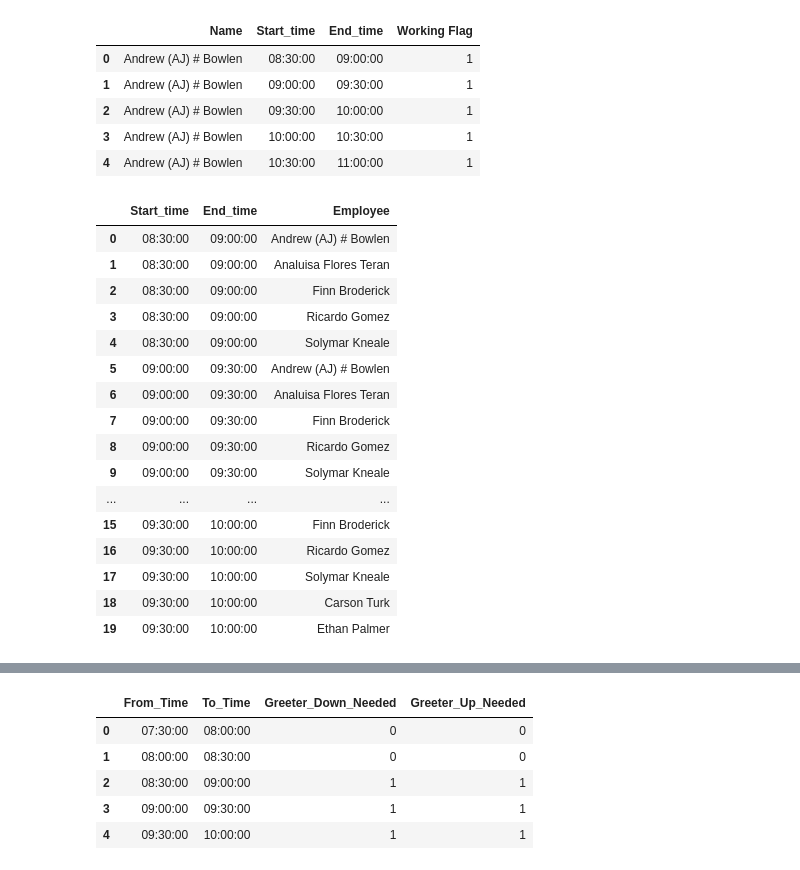
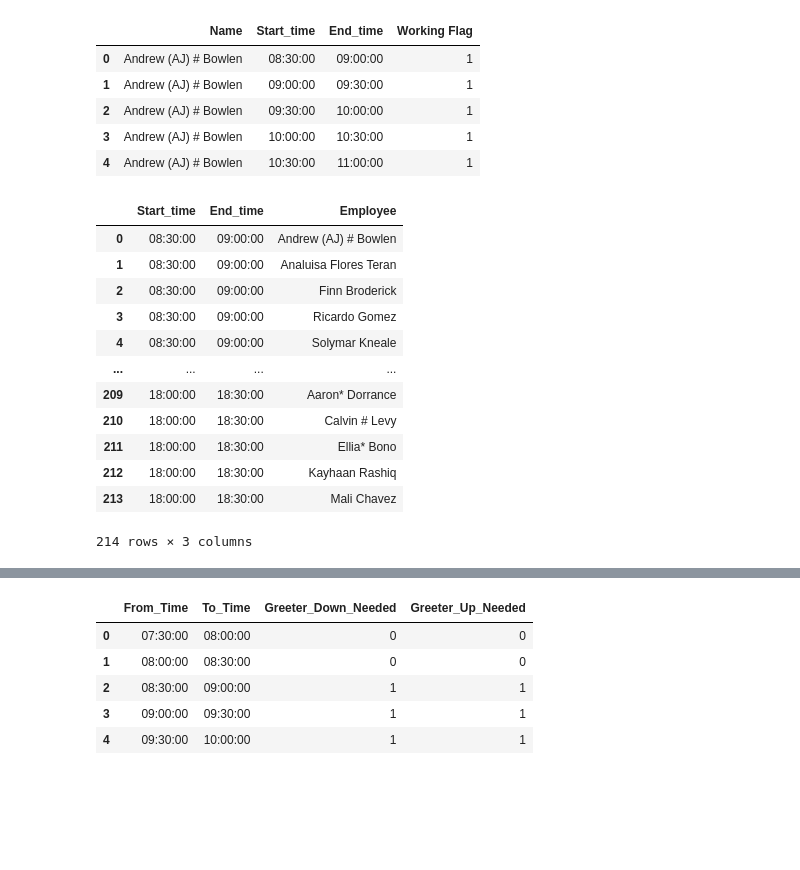
Before and after one commit to ABHIRAM1234/CU-BookStore-Work-Scheduling, a Jupyter notebook: greeter.ipynb, the cells around one changed output, grey strips where cells are left out. Drawn from its saved outputs; the diff is of its cells as text; code cells hidden in the pictures; blank space fills up the shorter version.

Commit message:
Greeter file update

```diff
--- a/greeter.ipynb
+++ b/greeter.ipynb
@@ -67,9 +69,19 @@ max_end_time = max(work_status_copy_df['End_time'])
 time_intervals = []
 current_time = pd.to_datetime(f"{min_start_time}")  # Use a reference date for time calculations
 
-while current_time.time() <= max_end_time:
+while current_time.time() < max_end_time:  # Change to < to prevent going over
     next_time = (current_time + timedelta(minutes=30)).time()
+
+    # Adjust the end time to not exceed max_end_time
+    if next_time > max_end_time:
+        next_time = max_end_time
+
     time_intervals.append((current_time.time(), next_time))
+
+    # Stop if next_time reaches or exceeds max_end_time
+    if next_time == max_end_time:
+        break
+
     current_time += timedelta(minutes=30)
 
 # Create a results DataFrame to hold the output
@@ -82,46 +94,42 @@ for start_time, end_time in time_intervals:
         (work_status_copy_df['Start_time'] < end_time) &
         (work_status_copy_df['End_time'] > start_time) &
         (work_status_copy_df['Working Flag'] == 1)
     ]
 
     # If there are working employees, add their names to the results, each on a new line
     if not working_employees.empty:
         for name in working_employees['Name'].unique():
             results.append({
                 'Start_time': start_time,
                 'End_time': end_time,
                 'Employee': name
             })
     else:
         results.append({
             'Start_time': start_time,
             'End_time': end_time,
-            'Employee': 'None'  # Or leave blank
+            'Employee': ''
         })
 
 # Create a DataFrame from the results
 greeter_priority_df = pd.DataFrame(results)
 
 # Display the result
-greeter_priority_df.head(20)
+greeter_priority_df
 # %% [output]
 |  | Start_time | End_time | Employee |
 | 0 | 08:30:00 | 09:00:00 | Andrew (AJ) # Bowlen |
 | 1 | 08:30:00 | 09:00:00 | Analuisa Flores Teran |
 | 2 | 08:30:00 | 09:00:00 | Finn Broderick |
 | 3 | 08:30:00 | 09:00:00 | Ricardo Gomez |
 | 4 | 08:30:00 | 09:00:00 | Solymar Kneale |
-| 5 | 09:00:00 | 09:30:00 | Andrew (AJ) # Bowlen |
-| 6 | 09:00:00 | 09:30:00 | Analuisa Flores Teran |
-| 7 | 09:00:00 | 09:30:00 | Finn Broderick |
-| 8 | 09:00:00 | 09:30:00 | Ricardo Gomez |
-| 9 | 09:00:00 | 09:30:00 | Solymar Kneale |
 | ... | ... | ... | ... |
-| 15 | 09:30:00 | 10:00:00 | Finn Broderick |
-| 16 | 09:30:00 | 10:00:00 | Ricardo Gomez |
-| 17 | 09:30:00 | 10:00:00 | Solymar Kneale |
-| 18 | 09:30:00 | 10:00:00 | Carson Turk |
-| 19 | 09:30:00 | 10:00:00 | Ethan Palmer |
+| 209 | 18:00:00 | 18:30:00 | Aaron* Dorrance |
+| 210 | 18:00:00 | 18:30:00 | Calvin # Levy |
+| 211 | 18:00:00 | 18:30:00 | Ellia* Bono |
+| 212 | 18:00:00 | 18:30:00 | Kayhaan Rashiq |
+| 213 | 18:00:00 | 18:30:00 | Mali Chavez |
+214 rows × 3 columns
 # %%
 emp_count_req= pd.read_excel("00_Input/02_Emp_Count_Requirement.xlsx")
 emp_count_req.head()
```
Also changed, not shown: parts of 8 cells of this notebook.
